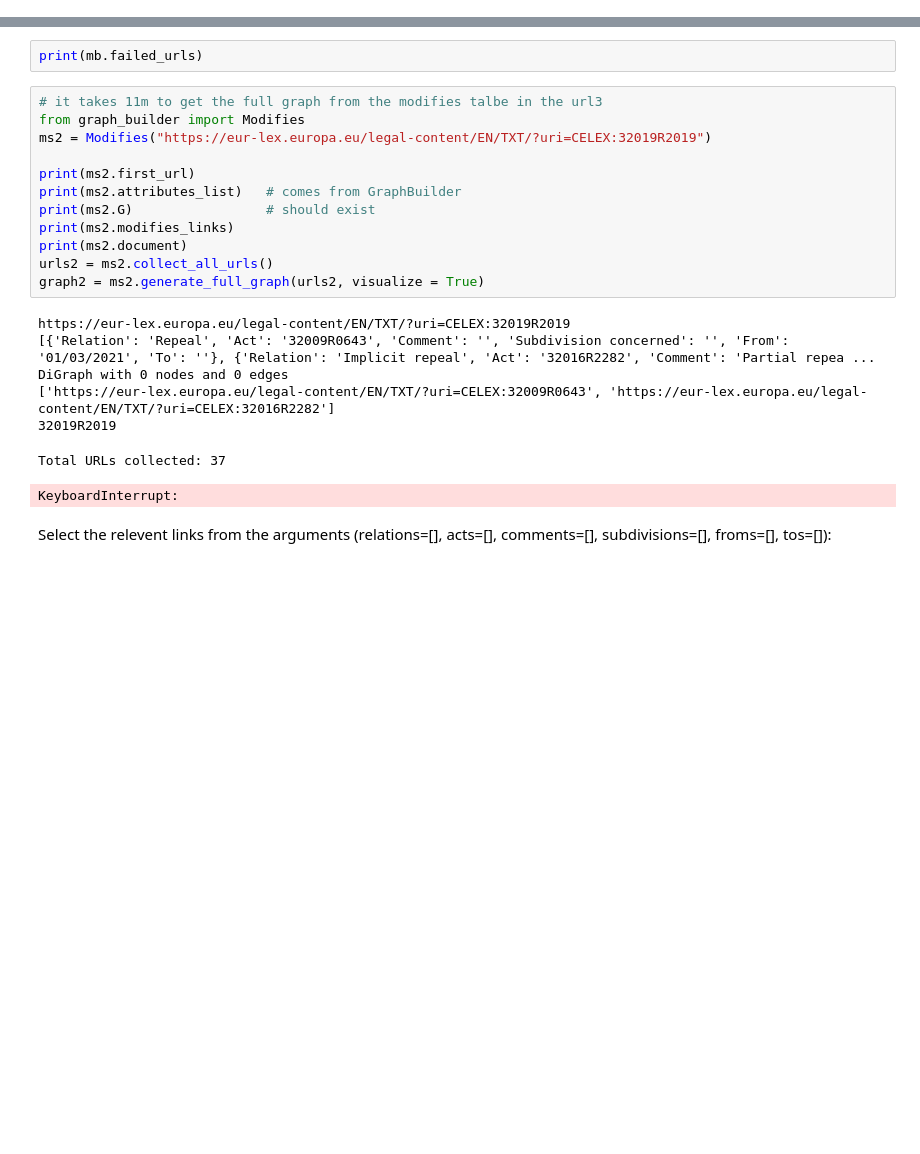
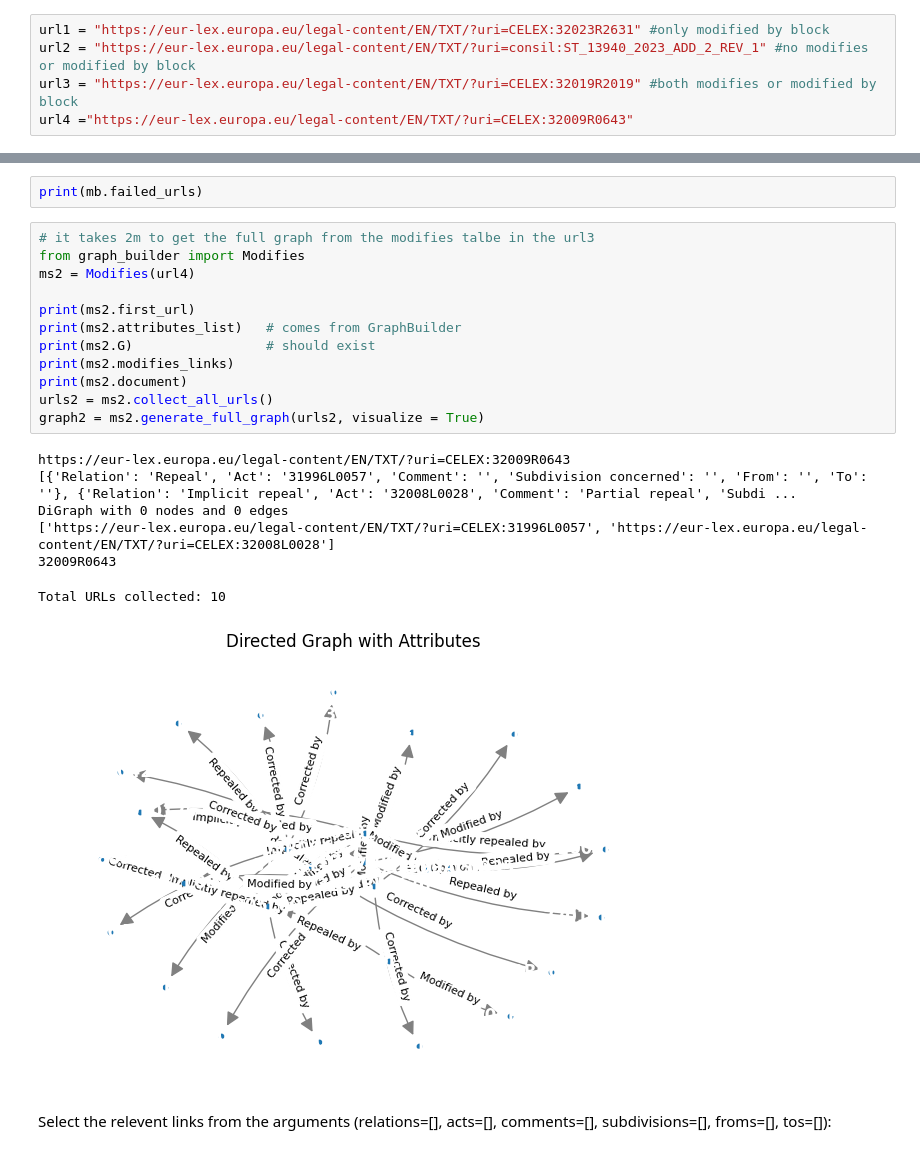
Before and after one commit to Peiying-Huang/EurLexScraper, a Jupyter notebook: document_info_scraper/graph2_full_graph_Test.ipynb, the cells around one changed output, grey strips where cells are left out. Saved outputs shown, nothing was run; the diff lists cells and outputs as text; blank space fills up the shorter version.

```diff
--- a/document_info_scraper/graph2_full_graph_Test.ipynb
+++ b/document_info_scraper/graph2_full_graph_Test.ipynb
@@ -5,2 +1,7 @@ url3 = "https://eur-lex.europa.eu/legal-content/EN/TXT/?uri=CELEX:32019R2019" #b
+# %%
+url1 = "https://eur-lex.europa.eu/legal-content/EN/TXT/?uri=CELEX:32023R2631" #only modified by block
+url2 = "https://eur-lex.europa.eu/legal-content/EN/TXT/?uri=consil:ST_13940_2023_ADD_2_REV_1" #no modifies or modified by block
+url3 = "https://eur-lex.europa.eu/legal-content/EN/TXT/?uri=CELEX:32019R2019" #both modifies or modified by block
+url4 ="https://eur-lex.europa.eu/legal-content/EN/TXT/?uri=CELEX:32009R0643"
 # %% [markdown]
 collect all the urls:
@@ -16,25 +17,25 @@ Total URLs collected: 8
 # %%
 print(mb.failed_urls)
-# %%
-# it takes 11m to get the full graph from the modifies talbe in the url3
-from graph_builder import Modifies
-ms2 = Modifies("https://eur-lex.europa.eu/legal-content/EN/TXT/?uri=CELEX:32019R2019")
-
-print(ms2.first_url)
-print(ms2.attributes_list)   # comes from GraphBuilder
-print(ms2.G)                 # should exist
-print(ms2.modifies_links)
-print(ms2.document)
-urls2 = ms2.collect_all_urls()
-graph2 = ms2.generate_full_graph(urls2, visualize = True)
-# %% [output]
-https://eur-lex.europa.eu/legal-content/EN/TXT/?uri=CELEX:32019R2019
-[{'Relation': 'Repeal', 'Act': '32009R0643', 'Comment': '', 'Subdivision concerned': '', 'From': '01/03/2021', 'To': ''}, {'Relation': 'Implicit repeal', 'Act': '32016R2282', 'Comment': 'Partial repea ...
-DiGraph with 0 nodes and 0 edges
-['https://eur-lex.europa.eu/legal-content/EN/TXT/?uri=CELEX:32009R0643', 'https://eur-lex.europa.eu/legal-content/EN/TXT/?uri=CELEX:32016R2282']
-32019R2019
-Total URLs collected: 37
-KeyboardInterrupt:
+# %%
+# it takes 2m to get the full graph from the modifies talbe in the url3
+from graph_builder import Modifies
+ms2 = Modifies(url4)
+
+print(ms2.first_url)
+print(ms2.attributes_list)   # comes from GraphBuilder
+print(ms2.G)                 # should exist
+print(ms2.modifies_links)
+print(ms2.document)
+urls2 = ms2.collect_all_urls()
+graph2 = ms2.generate_full_graph(urls2, visualize = True)
+# %% [output]
+https://eur-lex.europa.eu/legal-content/EN/TXT/?uri=CELEX:32009R0643
+[{'Relation': 'Repeal', 'Act': '31996L0057', 'Comment': '', 'Subdivision concerned': '', 'From': '', 'To': ''}, {'Relation': 'Implicit repeal', 'Act': '32008L0028', 'Comment': 'Partial repeal', 'Subdi ...
+DiGraph with 0 nodes and 0 edges
+['https://eur-lex.europa.eu/legal-content/EN/TXT/?uri=CELEX:31996L0057', 'https://eur-lex.europa.eu/legal-content/EN/TXT/?uri=CELEX:32008L0028']
+32009R0643
+Total URLs collected: 10
+[figure, added]
 # %% [markdown]
 Select the relevent links from the arguments
 (relations=[], acts=[], comments=[], subdivisions=[], froms=[], tos=[]):
```
Also changed, not shown: parts of 5 cells of this notebook, 7 other files.
